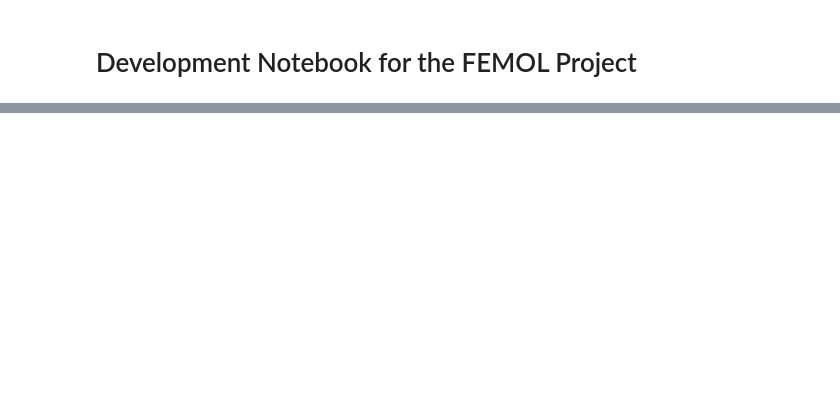
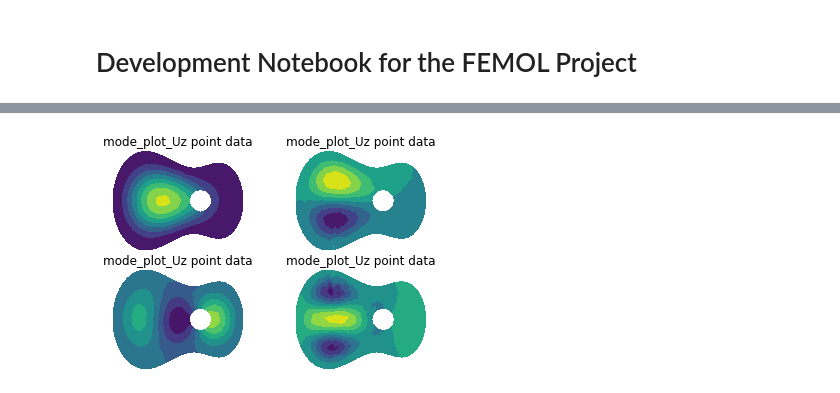
Before and after one commit to olivecha/FEMOL, a Jupyter notebook: DEV_Notebook.ipynb, the cells around one changed output, grey strips where cells are left out. Saved outputs shown, nothing was run; the diff lists cells and outputs as text; code cells hidden in the pictures; blank space fills up the shorter version.

```diff
--- a/DEV_Notebook.ipynb
+++ b/DEV_Notebook.ipynb
@@ -84,0 +103,15 @@ No core eigenfrequency :  499.9519787140608
+# %%
+mode_vectors = [np.load(f) for f in [f'guitar_mode_{m}_lcar05.npy' for m in ['T11', 'T21', 'T13', 'T31']]]
+# %%
+fig, axs = plt.subplots(2,2)
+
+plt.sca(axs[0][0])
+problem_mesh.plot.mode(mode_vectors[0])
+plt.sca(axs[0][1])
+problem_mesh.plot.mode(mode_vectors[1])
+plt.sca(axs[1][0])
+problem_mesh.plot.mode(mode_vectors[2])
+plt.sca(axs[1][1])
+problem_mesh.plot.mode(mode_vectors[3])
+# %% [output]
+[figure, added]
```
Also changed, not shown: parts of 11 cells of this notebook, 7 other files.
